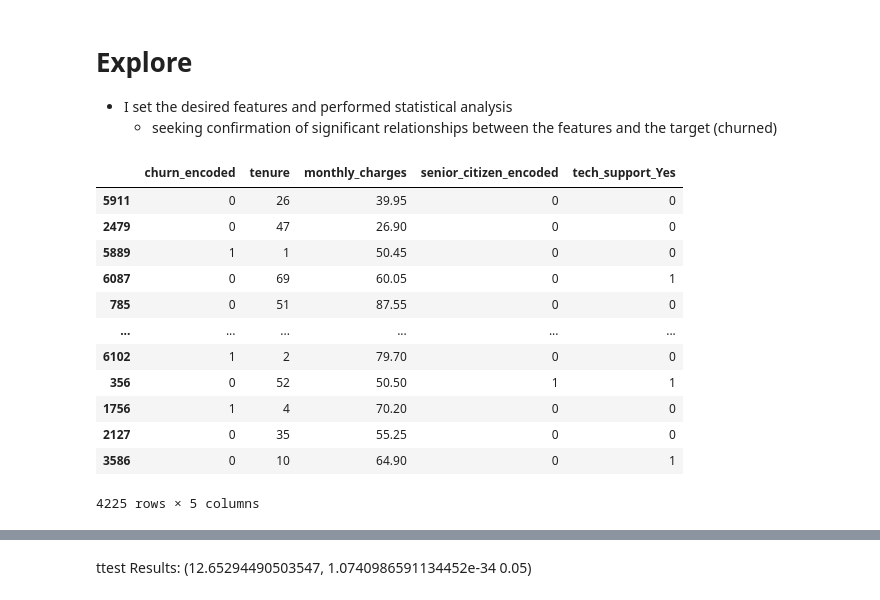
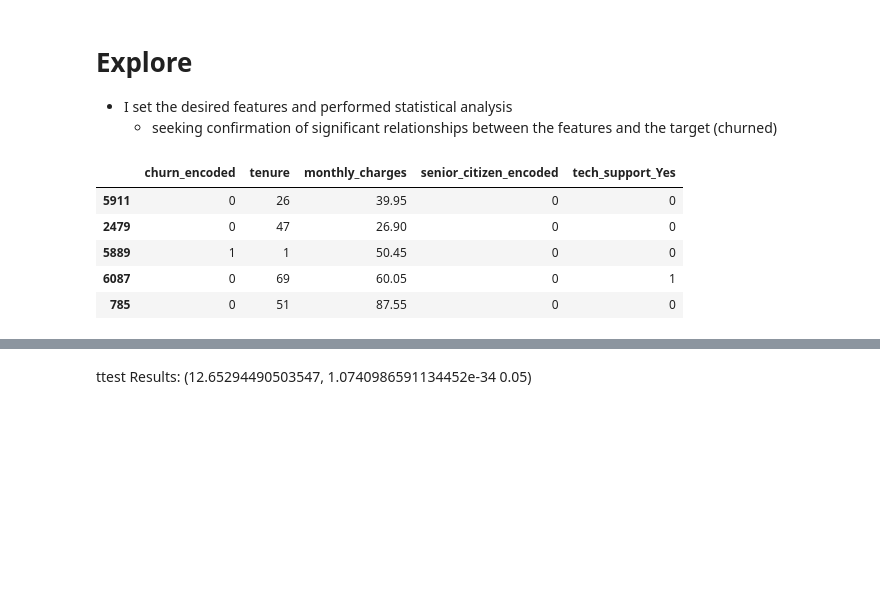
Before and after one commit to Andrew-Casey/telco_project, a Jupyter notebook: final_project.ipynb, the cells around one changed output, grey strips where cells are left out. Drawn from its saved outputs; the diff is of its cells as text; code cells hidden in the pictures; blank space fills up the shorter version.

```diff
--- a/final_project.ipynb
+++ b/final_project.ipynb
@@ -66,18 +66,11 @@ train.head()
     - seeking confirmation of significant relationships between the features and the target (churned)
 # %%
 #get columns to test
-train[['churn_encoded','tenure','monthly_charges','senior_citizen_encoded', 'tech_support_Yes']]
+train[['churn_encoded','tenure','monthly_charges','senior_citizen_encoded', 'tech_support_Yes']][:5]
 # %% [output]
 |  | churn_encoded | tenure | monthly_charges | senior_citizen_encoded | tech_support_Yes |
 | 5911 | 0 | 26 | 39.95 | 0 | 0 |
 | 2479 | 0 | 47 | 26.90 | 0 | 0 |
 | 5889 | 1 | 1 | 50.45 | 0 | 0 |
 | 6087 | 0 | 69 | 60.05 | 0 | 1 |
 | 785 | 0 | 51 | 87.55 | 0 | 0 |
-| ... | ... | ... | ... | ... | ... |
-| 6102 | 1 | 2 | 79.70 | 0 | 0 |
-| 356 | 0 | 52 | 50.50 | 1 | 1 |
-| 1756 | 1 | 4 | 70.20 | 0 | 0 |
-| 2127 | 0 | 35 | 55.25 | 0 | 0 |
-| 3586 | 0 | 10 | 64.90 | 0 | 1 |
-4225 rows × 5 columns
```
Also changed, not shown: parts of 22 cells of this notebook, 1 other file.
